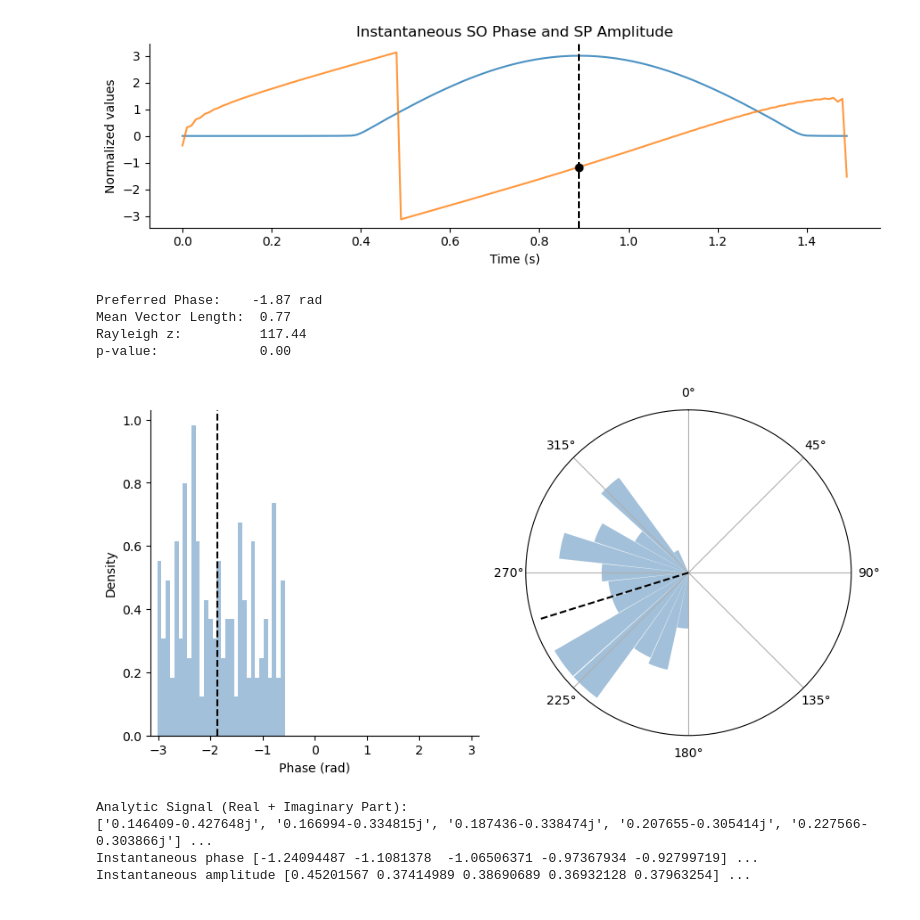
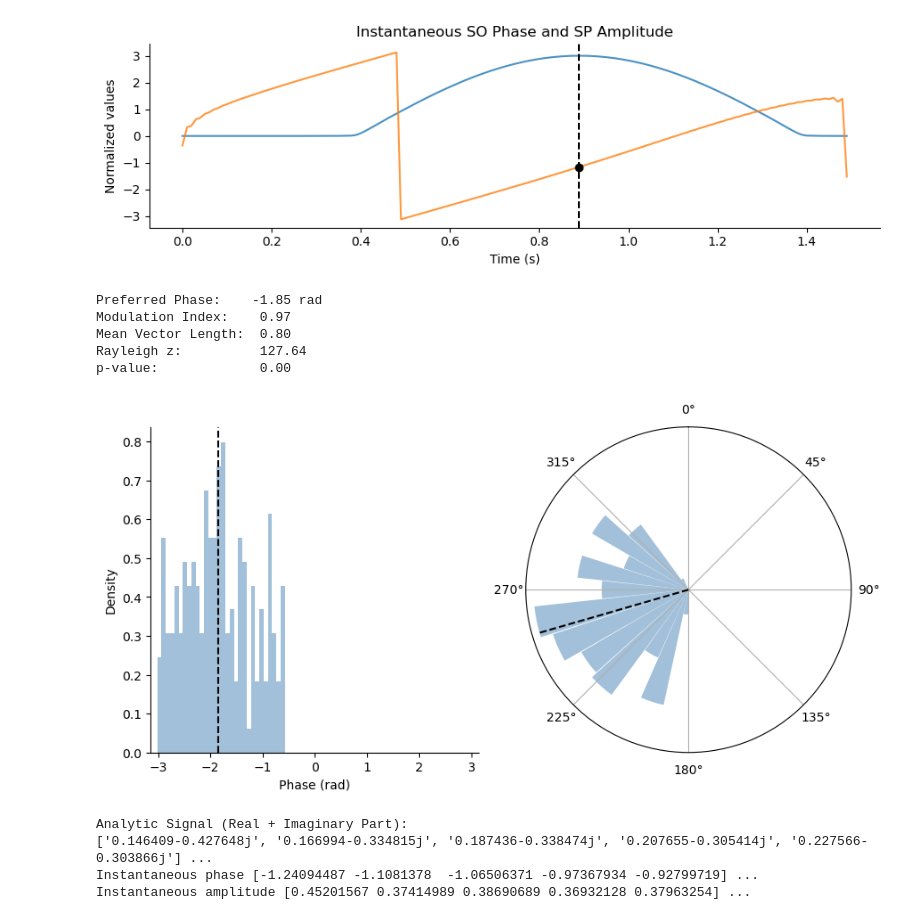
Before and after one commit to Theaang/signal-processing, a Jupyter notebook: PAC_tutorial.ipynb, the cells around one changed output. Cells and saved outputs as stored; diff of their text form; code cells hidden in the pictures.

```diff
--- a/PAC_tutorial.ipynb
+++ b/PAC_tutorial.ipynb
@@ -242,6 +245,7 @@ def generate_spindle(num_iterations=200, fs=100, flat_dur=0.5):
 
         t = np.concatenate([t_flat_before, t_spindle, t_flat_after])
         signal_SP = np.concatenate([flat_signal_before, spindle_signal, flat_signal_after])
+        analytic_signal_SP = hilbert_transform(signal_SP)
         instant_amp_SP = np.abs(analytic_signal_SP)
 
         spindle_signals[i] = {
@@ -299,10 +303,16 @@ for i, spindle in SP_signals_dict.items():
     peaks_so_phase_all.append(peaks_so_phase)
 
 pp = np.angle(np.exp(1j * circmean(peaks_so_phase_all)))
+n_bins = 30
+uniform_prob = 1 / n_bins
+amp_hist, bin_edges = np.histogram(peaks_so_phase_all, bins=n_bins, density=True)
+amp_hist_norm = amp_hist / np.sum(amp_hist)
+mi = entropy(amp_hist_norm) / np.log(n_bins)
 mvl = np.abs(np.mean(np.exp(1j * np.array(peaks_so_phase_all))))
 
 print(f"Preferred Phase:    {round(pp, 2)} rad")
-print(f"Mean Vector Length:  {round(mvl, 2)}")
+print(f"Modulation Index:    {mi:.2f}")
+print(f"Mean Vector Length:  {mvl:.2f}")
 
 ## def PAC(phases):
 ##    sum_sin = np.sum(np.sin(phases))
@@ -327,37 +337,38 @@ hist, bin_edges = np.histogram(peaks_so_phase_all, bins=bins, density=True)
 theta = (bin_edges[:-1] + bin_edges[1:]) / 2
 r = hist
 
 fig = plt.figure(figsize=(9, 4.5))
 gs = plt.GridSpec(1, 2, width_ratios=[1, 1])
 
 # Left: Cartesian histogram
 ax1 = fig.add_subplot(gs[0, 0])
 ax1.hist(peaks_so_phase_all, bins=30, density=True, color='#4682B4', alpha=0.5)
 ax1.axvline(pp, color='k', linestyle='--')
 ax1.set_xlabel("Phase (rad)")
 ax1.set_ylabel("Density")
 ax1.set_xlim(-np.pi, np.pi)
 ax1.grid(False)
 ax1.spines['top'].set_visible(False)
 ax1.spines['right'].set_visible(False)
 
 # Right: Polar plot
 ax2 = fig.add_subplot(gs[0, 1], projection='polar')
 ax2.bar(theta, r, width=(2 * np.pi / len(bins)), color='#4682B4', alpha=0.5)
 ax2.plot([pp, pp], [0, max(r)], color='k', linestyle='--')
 ax2.set_yticks([])
 ax2.yaxis.set_visible(False)
 ax2.set_theta_zero_location("N")
 ax2.set_theta_direction(-1)
 
 plt.tight_layout()
 plt.show()
 # %% [output]
-Preferred Phase:    -1.87 rad
-Mean Vector Length:  0.77
-Rayleigh z:          117.44
+Preferred Phase:    -1.85 rad
+Modulation Index:    0.97
+Mean Vector Length:  0.80
+Rayleigh z:          127.64
 p-value:             0.00
-[figure, old version]
+[figure, new version]
 # %%
 fs = 100
 t = np.arange(0, 5, 1/fs)
```
Also changed, not shown: parts of 2 cells of this notebook.
